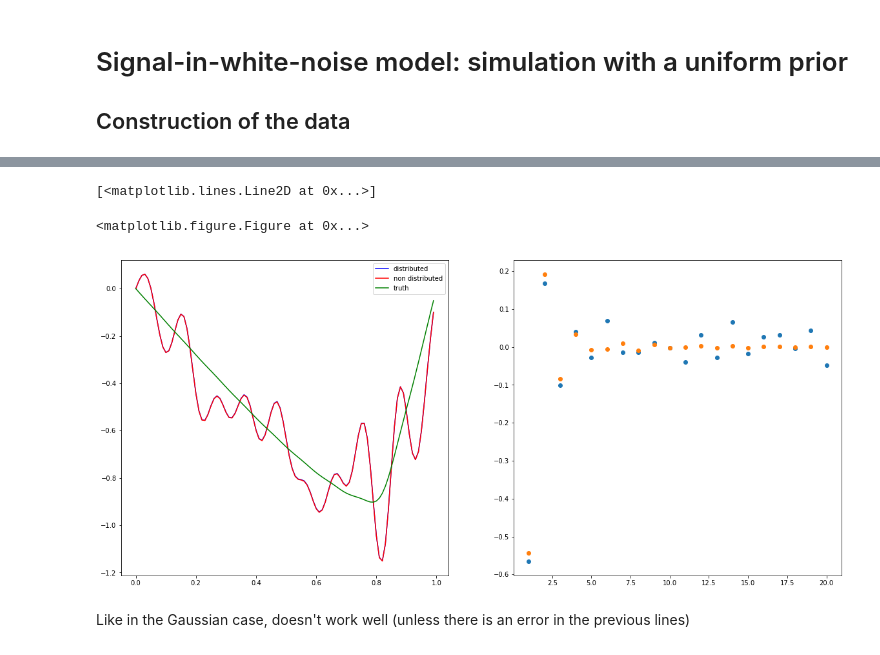
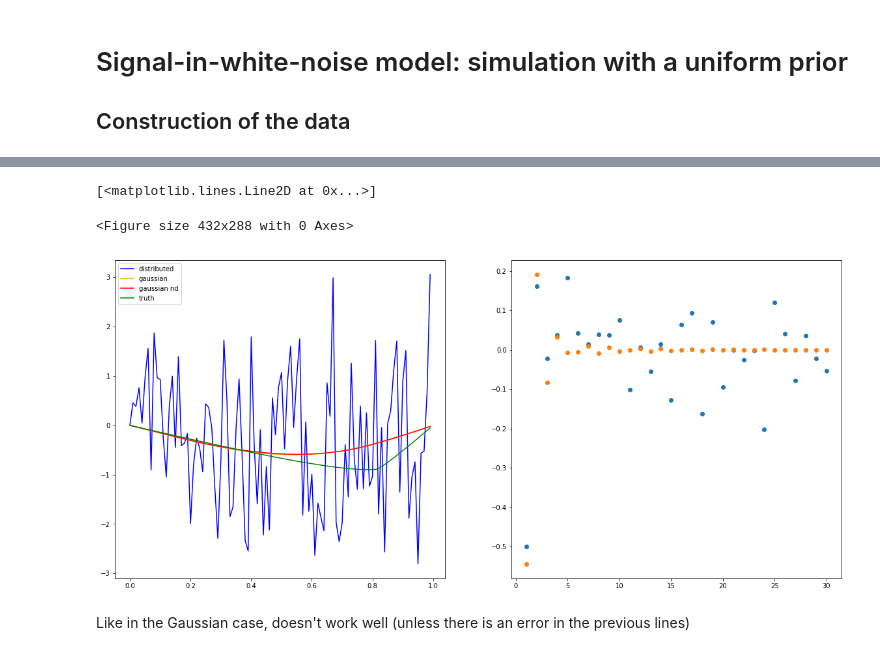
Before and after one commit to JTT94/distributed_posteriors, a Jupyter notebook: notebooks/uniform.ipynb, the cells around one changed output, grey strips where cells are left out. Drawn from its saved outputs; the diff is of its cells as text; code cells hidden in the pictures.

```diff
--- a/notebooks/uniform.ipynb
+++ b/notebooks/uniform.ipynb
@@ -57,7 +80,0 @@ data = np.tile(theta_2, (m,1)) + np.sqrt(sigma * m / n) * np.random.normal(size=
-# %%
-# examples using truncnorm to sample from a truncated normal distribution
-
-
-a, b = -0.1, 2
-x = np.linspace(truncnorm.ppf(0.01, a, b),truncnorm.ppf(0.99, a, b), 100)
-plt.plot(x, truncnorm.pdf(x, a, b),'r-', lw=5, alpha=0.6, label='truncnorm pdf')
@@ -98,11 +99,38 @@ for i in range(1, N+1):
 
     for j in range(m):
 
-        born = tau / (i ** (2 * alpha + 1))
+        born = tau / (i ** (alpha + 0.5))
 
         samp[j,] = truncnorm.rvs(-born, born, loc = data[j,i-1], scale = sigma * np.sqrt(m/n), size=p)
 
     post[i-1,] = np.mean(samp, axis = 0)
+# %%
+# Sample p values from each local posterior distribution with Gaussian prior
+
+p = 400
+
+post_gauss = np.zeros((N,p))
+
+for i in range(1, N+1):
+
+    samp = np.zeros((m,p))
+
+    for j in range(m):
+
+        samp[j,] = np.random.normal(loc = data[j,i-1] * n / (n + sigma ** 2 * m * i ** (1 + 2*alpha)),
+                                                             scale = sigma ** 2 * m / (n + sigma ** 2 * m * i ** (1 + 2*alpha)),
+                                                                                       size=p)
+
+    post_gauss[i-1,] = np.mean(samp, axis = 0)
+
+# Comparison with the non-distributed case
+
+post_gauss_nd = np.zeros((N,p))
+
+for i in range(1, N+1):
+
+    post_gauss_nd[i-1,] = np.random.normal(loc = np.mean(data[:,i-1]) * n / (n + sigma ** 2 * m * i ** (1 + 2*alpha)),
+                                           scale = sigma / np.sqrt(n + sigma * i ** (1 + 2*alpha)), size=p)
 # %%
 # Comparison with the non-distributed case
 
@@ -141,31 +169,37 @@ a.vlines((theta_2[2]), 0, 100, colors=("red"))
 # %%
 # Estimation of the coefficients and the signal
 
 est_coeff = np.mean(post, axis = 1)
 est_coeff_nd = np.mean(post_nd, axis = 1)
+est_coeff_gauss = np.mean(post_gauss, axis = 1)
+est_coeff_gauss_nd = np.mean(post_gauss_nd, axis = 1)
 
 plt.figure()
 
 fig, ax = plt.subplots(1,2, figsize=(20/1,9/1))
 
 a = ax[0]
 X = np.arange(0,1,0.01)
 Y = [np.sum(est_coeff * np.sqrt(2) * np.sin(np.pi * np.arange(1,N+1,1) * x)) for x in X]
+Y_gauss = [np.sum(est_coeff_gauss * np.sqrt(2) * np.sin(np.pi * np.arange(1,N+1,1) * x)) for x in X]
+Y_gauss_nd = [np.sum(est_coeff_gauss_nd * np.sqrt(2) * np.sin(np.pi * np.arange(1,N+1,1) * x)) for x in X]
 Y_nd = [np.sum(est_coeff_nd * np.sqrt(2) * np.sin(np.pi * np.arange(1,N+1,1) * x)) for x in X]
 Y_true = [np.sum(theta_2 * np.sqrt(2) * np.sin(np.pi * np.arange(1,N+1,1) * x)) for x in X]
 a.plot(X,Y,color="blue",label="distributed")
-a.plot(X,Y_nd,color="red",label="non distributed")
+#a.plot(X,Y_nd,color="red",label="non distributed")
+a.plot(X,Y_gauss,color="orange",label="gaussian")
+a.plot(X,Y_gauss_nd,color="red",label="gaussian nd")
 a.plot(X,Y_true,color="green",label="truth")
 a.legend()
 
 a = ax[1]
 K = np.arange(1,N+1,1)
 a.plot(K[:30],est_coeff[:30],'o')
 a.plot(K[:30],theta_2[:30],'o')
 # %% [output]
 [<matplotlib.lines.Line2D at 0x...>]
-<matplotlib.figure.Figure at 0x...>
+<Figure size 432x288 with 0 Axes>
-[figure, old version]
+[figure, new version]
 # %% [markdown]
 Like in the Gaussian case, doesn't work well (unless there is an error in the previous lines)
 # %% [markdown]
```
Also changed, not shown: parts of 12 cells of this notebook.
